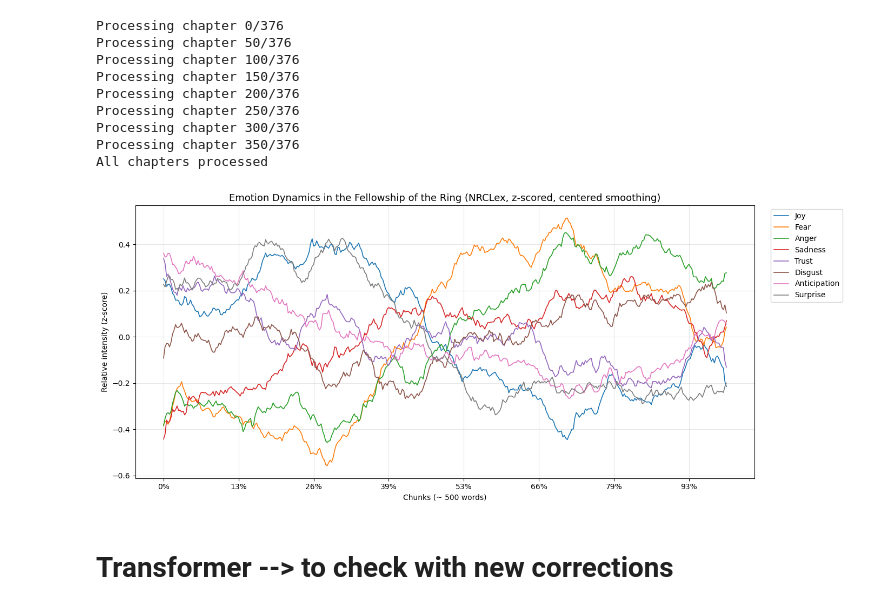
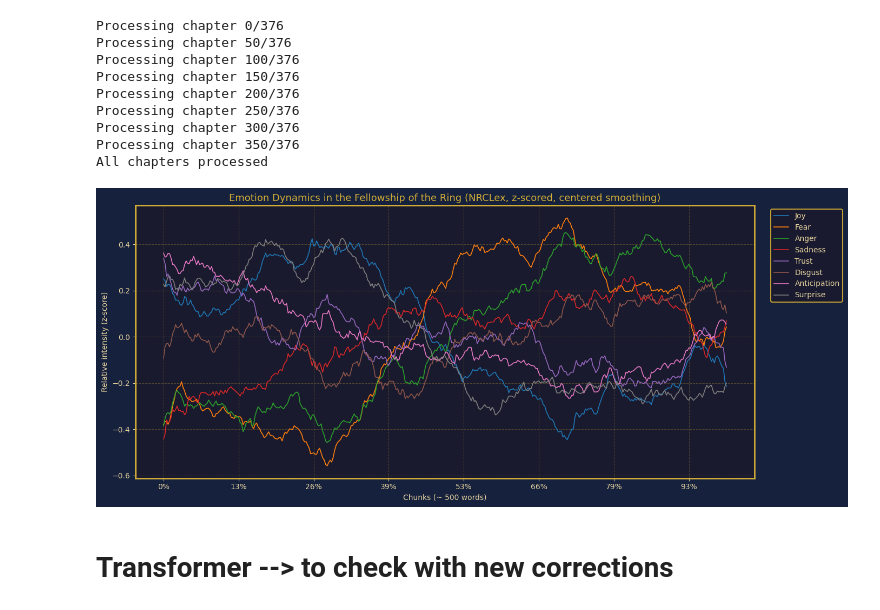
Before and after one commit to LaraN01/CAS_NLP, a Jupyter notebook: Projects/Corpus_task.ipynb, the cells around one changed output. Drawn from its saved outputs; the diff is of its cells as text; code cells hidden in the pictures.

```diff
--- a/Projects/Corpus_task.ipynb
+++ b/Projects/Corpus_task.ipynb
@@ -712,31 +786,32 @@ All chapters processed
 # %%
 df = pd.DataFrame(c_e_data, index=pd.Index(range(len(chunks)), name="chapter"))
 
 for e in EMOTIONS:
     df[e + "_z"] = zscore(df[e])
 
 win = 100
 df_s = df[[e + "_z" for e in EMOTIONS]].rolling(window=win, center=True, min_periods=1).mean()
 
 fig, ax = plt.subplots(figsize=(14, 6))
 
 for e in EMOTIONS:
     ax.plot(df_s.index, df_s[e + "_z"], label=e.capitalize(), linewidth=1.2)
 
 ax.set_title('Emotion Dynamics in the Fellowship of the Ring (NRCLex, z-scored, centered smoothing)', fontsize=13)
 ax.set_xlabel('Chunks (~ 500 words)')
 ax.set_ylabel('Relative intensity (z-score)')
 
 
 chunk_positions = np.arange(len(chunks)) / len(chunks) * 100
 ax.set_xticks(np.arange(0, len(chunks), 50))
 ax.set_xticklabels([f"{int(pos)}%" for pos in chunk_positions[::50]])
 ax.grid(True, alpha=0.3)
 ax.legend(bbox_to_anchor=(1.02, 1), loc='upper left')
+tolkienize_plot()
 plt.tight_layout()
 plt.show()
 # %% [output]
-[figure, old version]
+[figure, new version]
 # %% [markdown]
 # Transformer --> to check with new corrections
 # %%
```
Also changed, not shown: parts of 19 cells of this notebook.
